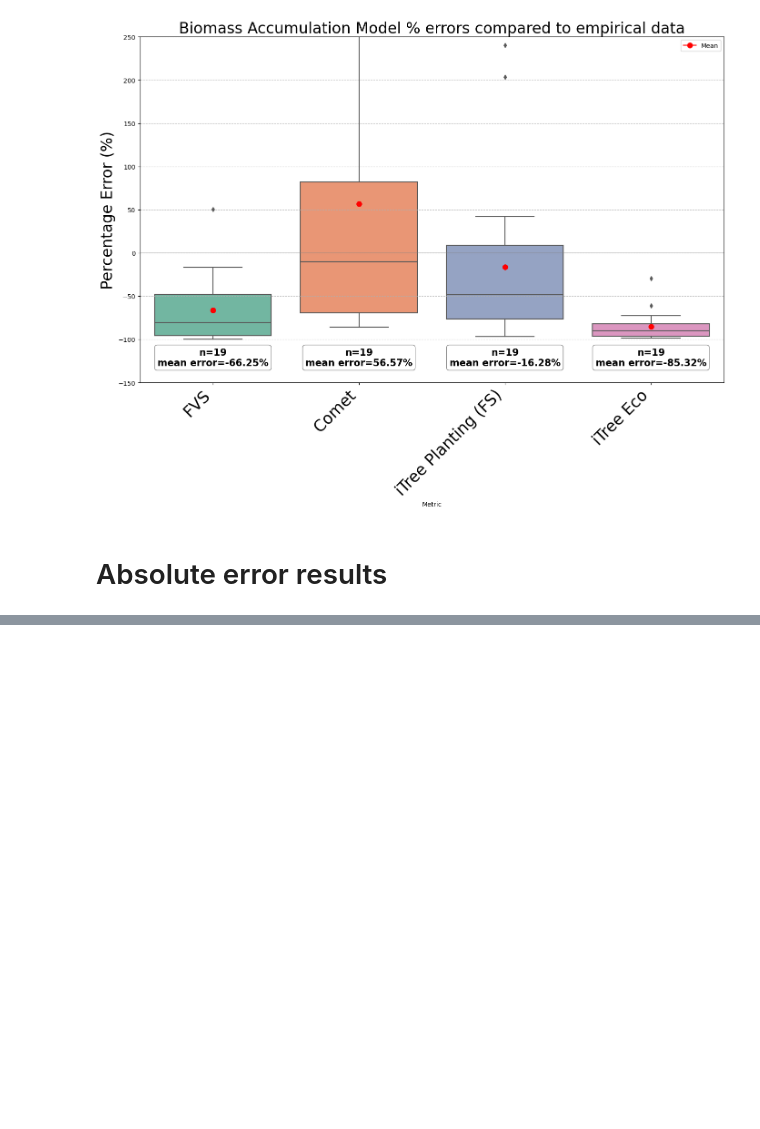
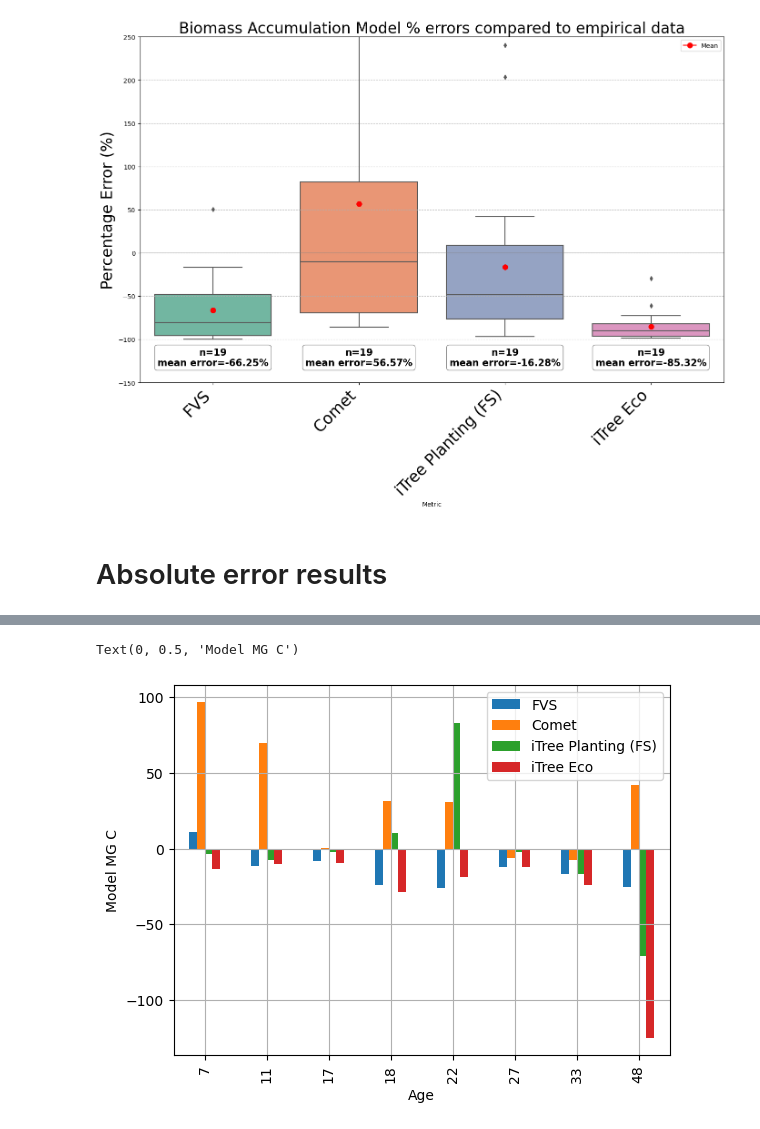
Before and after one commit to kashingtonDC/bio_model_comparison, a Jupyter notebook: code/analysis_v2.ipynb, the cells around one changed output, grey strips where cells are left out. Saved outputs shown, nothing was run; the diff lists cells and outputs as text; code cells hidden in the pictures; blank space fills up the shorter version.

```diff
--- a/code/analysis_v2.ipynb
+++ b/code/analysis_v2.ipynb
@@ -199,0 +213,8 @@ plt.show()
+# %%
+err_df.drop(['source', 'Practice'], axis =1).groupby("Age").mean().plot(kind = 'bar')
+
+plt.grid()
+plt.ylabel("Model MG C")
+# %% [output]
+Text(0, 0.5, 'Model MG C')
+[figure, added]
```
Also changed, not shown: parts of 5 cells of this notebook, 1 other file.
